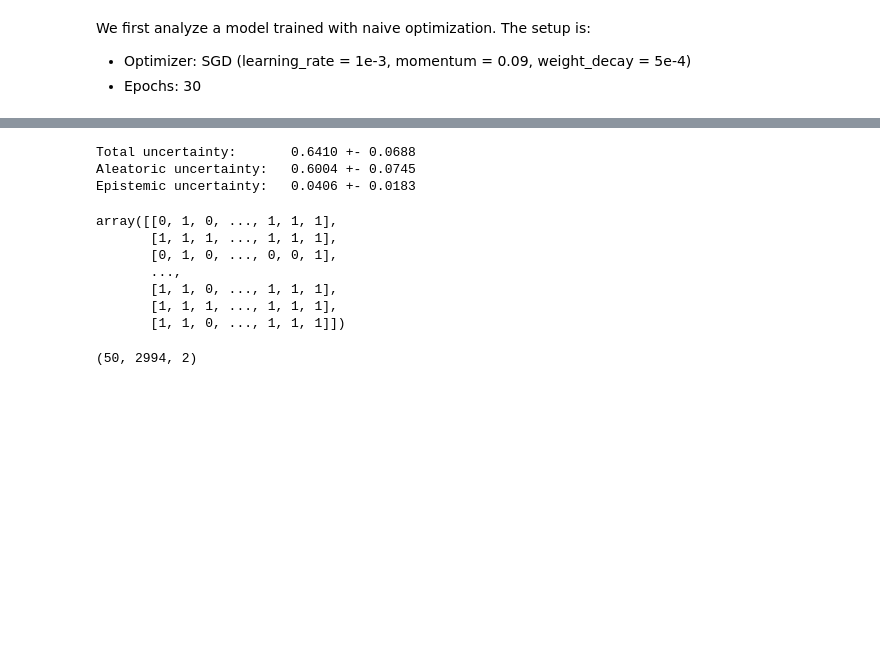
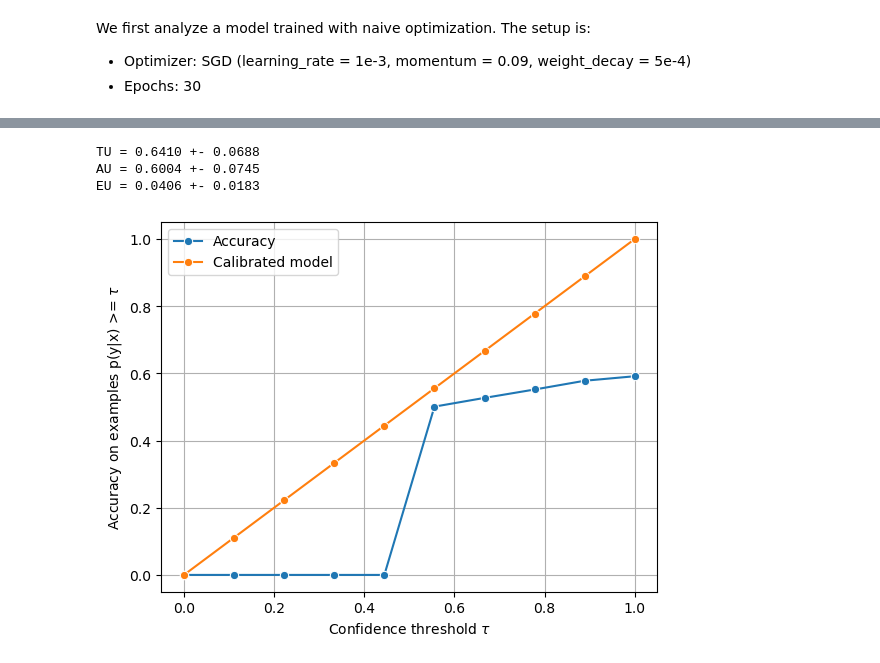
Before and after one commit to mattyred/KAUST-STAT301-BayesianDeepLearning, a Jupyter notebook: bdl_project.ipynb, the cells around one changed output, grey strips where cells are left out. Cells and saved outputs as stored; diff of their text form; code cells hidden in the pictures; blank space fills up the shorter version.

```diff
--- a/bdl_project.ipynb
+++ b/bdl_project.ipynb
@@ -82,25 +106,51 @@ array([False,  True,  True, ..., False, False, False])
 # %%
-model = torch.load('./experiments/models/lenet5-swag.pt', weights_only=False)
+model = torch.load('./experiments/models/lenet5-swag.pt', weights_only=False, map_location=torch.device('cpu'))
 results = np.load('./experiments/results/lenet5-swag.npz')
-total_unc, ale_unc, epi_unc = compute_uncertainties(results['predictions'])
-print("Total uncertainty:\t {:.4f} +- {:.4f}".format(np.mean(total_unc), np.std(total_unc)))
-print("Aleatoric uncertainty:\t {:.4f} +- {:.4f}".format(np.mean(ale_unc), np.std(ale_unc)))
-print("Epistemic uncertainty:\t {:.4f} +- {:.4f}".format(np.mean(epi_unc), np.std(epi_unc)))
+output_probs = results['predictions']
+true_labels = results['true_labels']
+tu = total_uncertainty(output_probs)
+au = aleatoric_uncertainty(output_probs),
+eu = tu - au
+print("TU = {:.4f} +- {:.4f}".format(np.mean(tu), np.std(tu)))
+print("AU = {:.4f} +- {:.4f}".format(np.mean(au), np.std(au)))
+print("EU = {:.4f} +- {:.4f}".format(np.mean(eu), np.std(eu)))
 # %% [output]
-Total uncertainty:       0.6410 +- 0.0688
-Aleatoric uncertainty:   0.6004 +- 0.0745
-Epistemic uncertainty:   0.0406 +- 0.0183
+TU = 0.6410 +- 0.0688
+AU = 0.6004 +- 0.0745
+EU = 0.0406 +- 0.0183
-# %%
-np.argmax(results['predictions'], axis=-1)
-# %% [output]
-array([[0, 1, 0, ..., 1, 1, 1],
-       [1, 1, 1, ..., 1, 1, 1],
-       [0, 1, 0, ..., 0, 0, 1],
-       ...,
-       [1, 1, 0, ..., 1, 1, 1],
-       [1, 1, 1, ..., 1, 1, 1],
-       [1, 1, 0, ..., 1, 1, 1]])
-# %%
-results['predictions'].shape
-# %% [output]
-(50, 2994, 2)
+# %%
+output_probs_max_val = np.max(output_probs, axis=-1)  # M x N
+output_probs_max_class = np.argmax(output_probs, axis=-1)  # M x N
+
+tr = np.linspace(0, 1, 10)
+M, N, _ = output_probs.shape
+accuracies = np.zeros((len(tr), M))
+num_labels = np.zeros((len(tr), M))
+
+for i, threshold in enumerate(tr):
+    for m in range(M):
+        # Get boolean mask for samples with probability > threshold
+        mask = output_probs_max_val[m] < threshold  # N
+
+        # Mask predictions
+        valid_preds = output_probs_max_class[m][mask]
+        valid_labels = true_labels[mask]
+
+        # Compute accuracy for valid predictions
+        if len(valid_labels) > 0:
+            accuracies[i, m] = np.mean(valid_preds == valid_labels)
+        else:
+            accuracies[i, m] = 0
+        num_labels[i, m] = len(valid_labels)
+
+accuracies_avg_models = np.mean(accuracies, axis=1)
+num_labels_avg_models = np.mean(num_labels, axis=1)
+
+sns.lineplot(x=tr, y=accuracies_avg_models, marker='o', label='Accuracy')
+sns.lineplot(x=tr, y=tr, marker='o', label='Calibrated model')
+plt.xlabel(r'Confidence threshold $\tau$')
+plt.ylabel(r'Accuracy on examples p(y|x) >= $\tau$')
+plt.grid(True)
+plt.show()
+# %% [output]
+[figure, added]
```
Also changed, not shown: parts of 4 cells of this notebook, 9 other files.
